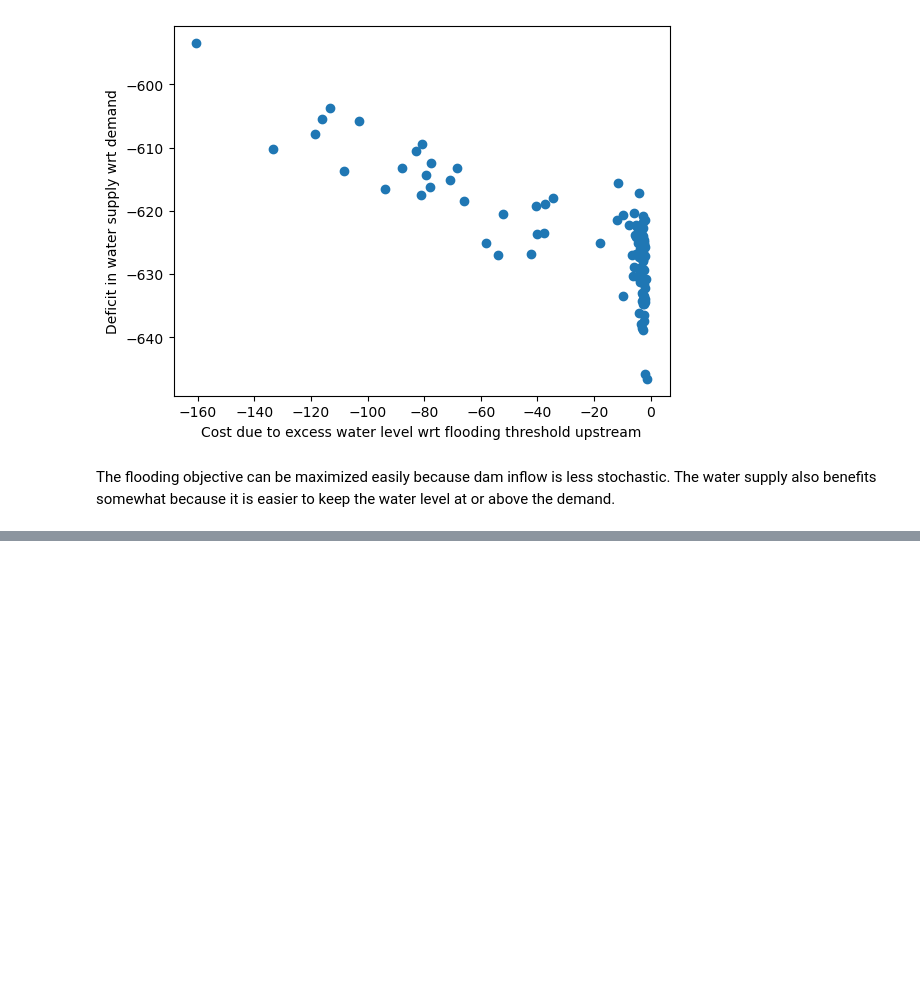
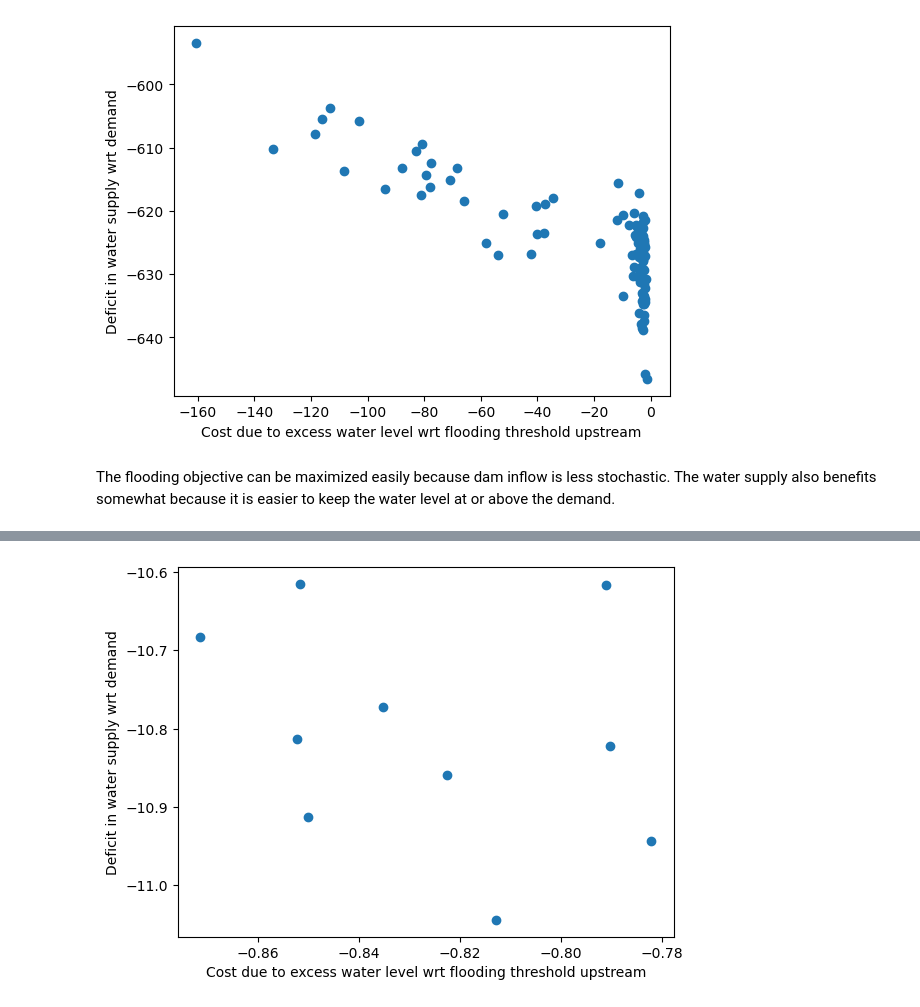
Before and after one commit to liammertens/water-resource-management, a Jupyter notebook: GPI/main.ipynb, the cells around one changed output, grey strips where cells are left out. Cells and saved outputs as stored; diff of their text form; code cells hidden in the pictures; blank space fills up the shorter version.

```diff
--- a/GPI/main.ipynb
+++ b/GPI/main.ipynb
@@ -25,10 +25,10 @@ from morl_baselines.multi_policy.gpi_pd.gpi_pd_continuous_action import GPIPDCon
 """
 Helper function to plot pf
 """
-# TODO: add no objectives as parameter (later)
 def plot_pf(file):
     columns = ["objective_1", "objective_2"]
     df = pd.read_csv(file, usecols=columns)
+    df = df/100
 
     plt.plot(df.objective_1, df.objective_2, 'o')
     plt.xlabel('Cost due to excess water level wrt flooding threshold upstream')
@@ -347,0 +338,4 @@ The flooding objective can be maximized easily because dam inflow is less stocha
+# %%
+plot_pf('2obj_final.csv')
+# %% [output]
+[figure, added]
```
Also changed, not shown: parts of 23 cells of this notebook, 4 other files.
